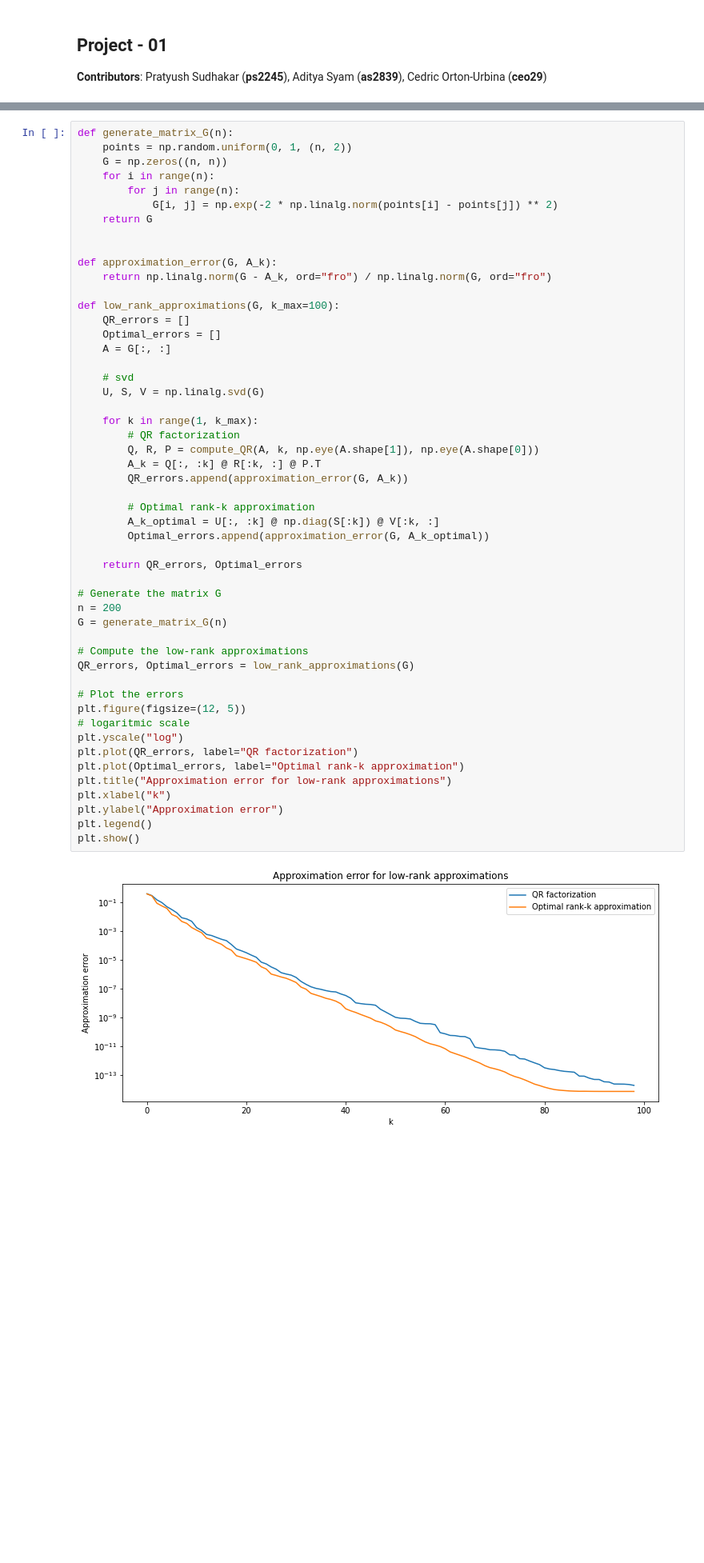
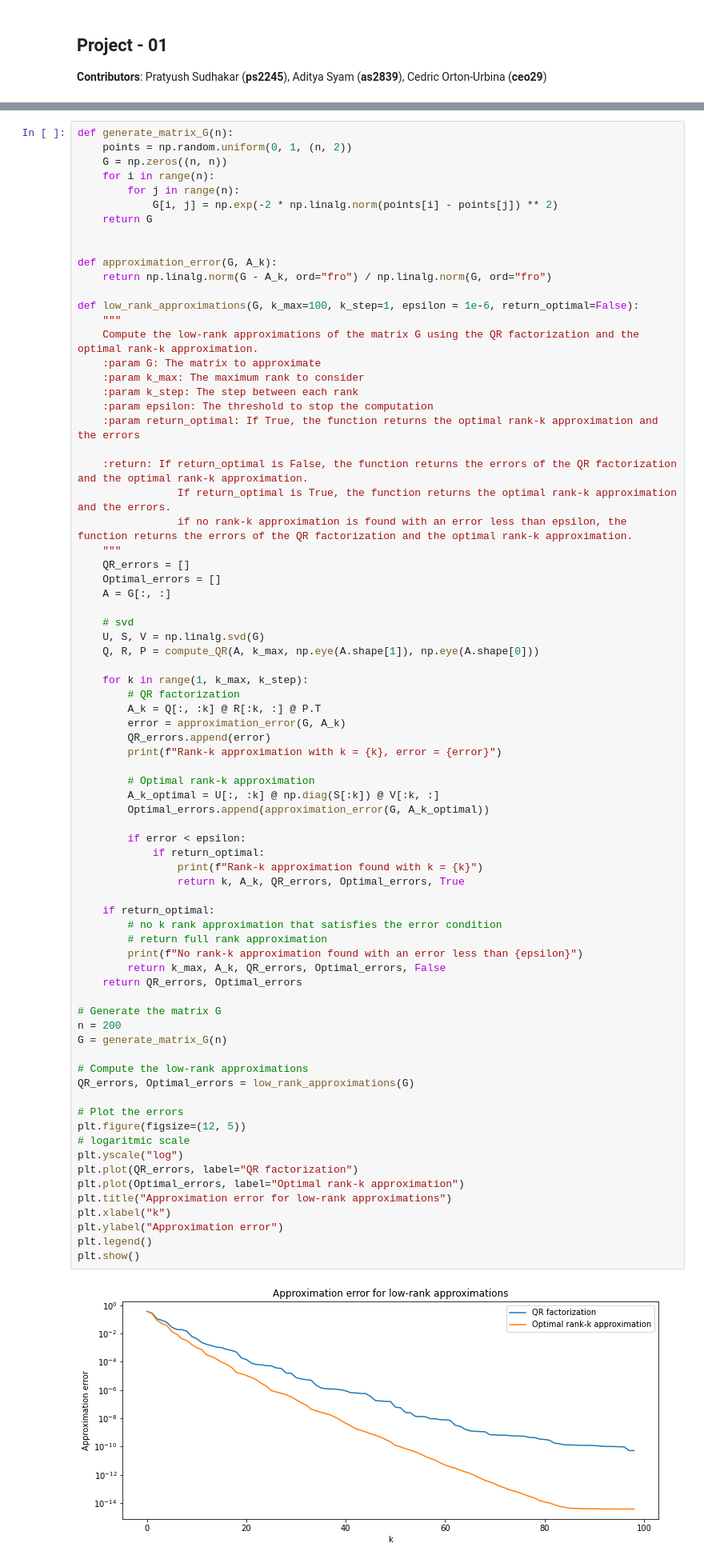
Before and after one commit to pratyush1712/Math-4260, a Jupyter notebook: project-01/Project 01.ipynb, the cells around one changed output, grey strips where cells are left out. Shown: that part at 80% size. Drawn from its saved outputs; the diff is of its cells as text; blank space fills up the shorter version.

Commit message:
error in compute_QR function: last element

```diff
--- a/project-01/Project 01.ipynb
+++ b/project-01/Project 01.ipynb
@@ -149,46 +175,70 @@ def generate_matrix_G(n):
 def approximation_error(G, A_k):
     return np.linalg.norm(G - A_k, ord="fro") / np.linalg.norm(G, ord="fro")
 
-def low_rank_approximations(G, k_max=100):
+def low_rank_approximations(G, k_max=100, k_step=1, epsilon = 1e-6, return_optimal=False):
+    """
+    Compute the low-rank approximations of the matrix G using the QR factorization and the optimal rank-k approximation.
+    :param G: The matrix to approximate
+    :param k_max: The maximum rank to consider
+    :param k_step: The step between each rank
+    :param epsilon: The threshold to stop the computation
+    :param return_optimal: If True, the function returns the optimal rank-k approximation and the errors
+
+    :return: If return_optimal is False, the function returns the errors of the QR factorization and the optimal rank-k approximation.
+                If return_optimal is True, the function returns the optimal rank-k approximation and the errors.
+                if no rank-k approximation is found with an error less than epsilon, the function returns the errors of the QR factorization and the optimal rank-k approximation.
+    """
     QR_errors = []
     Optimal_errors = []
     A = G[:, :]
 
     # svd
     U, S, V = np.linalg.svd(G)
+    Q, R, P = compute_QR(A, k_max, np.eye(A.shape[1]), np.eye(A.shape[0]))
 
-    for k in range(1, k_max):
+    for k in range(1, k_max, k_step):
         # QR factorization
-        Q, R, P = compute_QR(A, k, np.eye(A.shape[1]), np.eye(A.shape[0]))
         A_k = Q[:, :k] @ R[:k, :] @ P.T
-        QR_errors.append(approximation_error(G, A_k))
+        error = approximation_error(G, A_k)
+        QR_errors.append(error)
+        print(f"Rank-k approximation with k = {k}, error = {error}")
 
         # Optimal rank-k approximation
         A_k_optimal = U[:, :k] @ np.diag(S[:k]) @ V[:k, :]
         Optimal_errors.append(approximation_error(G, A_k_optimal))
 
+        if error < epsilon:
+            if return_optimal:
+                print(f"Rank-k approximation found with k = {k}")
+                return k, A_k, QR_errors, Optimal_errors, True
+
+    if return_optimal:
+        # no k rank approximation that satisfies the error condition
+        # return full rank approximation
+        print(f"No rank-k approximation found with an error less than {epsilon}")
+        return k_max, A_k, QR_errors, Optimal_errors, False
     return QR_errors, Optimal_errors
 
 # Generate the matrix G
 n = 200
 G = generate_matrix_G(n)
 
 # Compute the low-rank approximations
 QR_errors, Optimal_errors = low_rank_approximations(G)
 
 # Plot the errors
 plt.figure(figsize=(12, 5))
 # logaritmic scale
 plt.yscale("log")
 plt.plot(QR_errors, label="QR factorization")
 plt.plot(Optimal_errors, label="Optimal rank-k approximation")
 plt.title("Approximation error for low-rank approximations")
 plt.xlabel("k")
 plt.ylabel("Approximation error")
 plt.legend()
 plt.show()
 # %% [output]
-[figure, old version]
+[figure, new version]
 # %% [markdown]
 ### Compressing a Simple Neural Network
 
```
Also changed, not shown: parts of 3 cells of this notebook.
